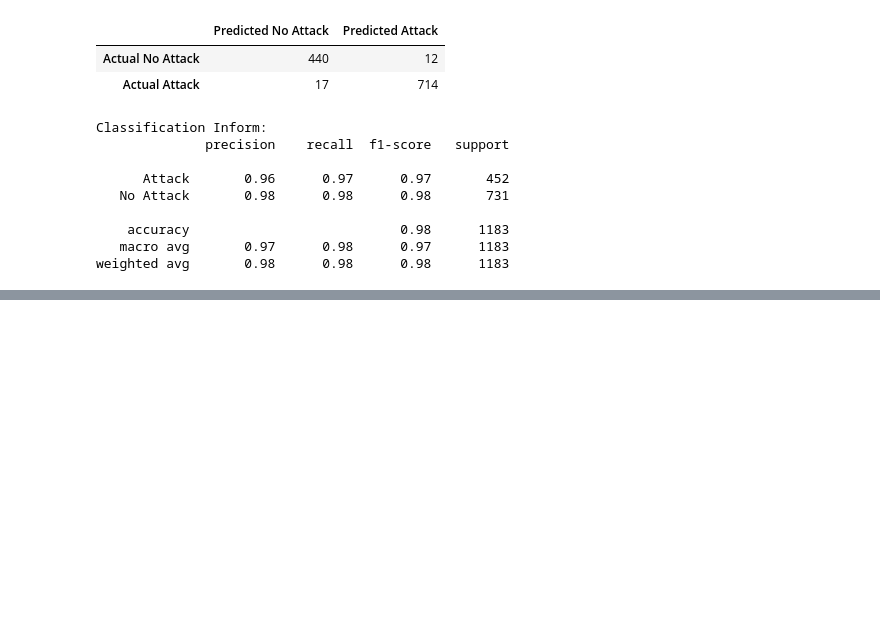
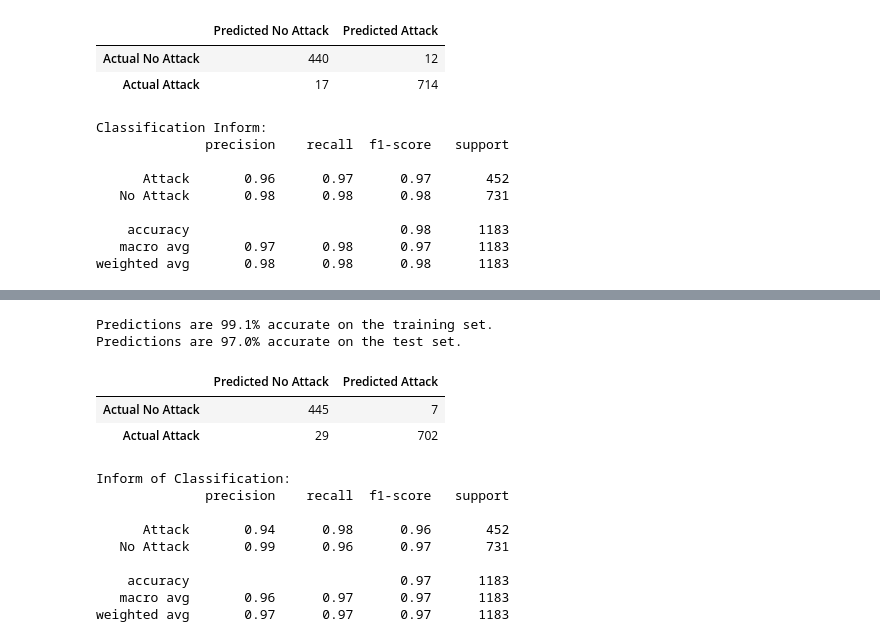
Before and after one commit to Lydiadel/BrakToothAttack_Analysis, a Jupyter notebook: BrakTooth_Attack.ipynb, the cells around one changed output, grey strips where cells are left out. Saved outputs shown, nothing was run; the diff lists cells and outputs as text; code cells hidden in the pictures; blank space fills up the shorter version.

```diff
--- a/BrakTooth_Attack.ipynb
+++ b/BrakTooth_Attack.ipynb
@@ -1223,0 +1322,41 @@ We will use the model of n=3 neighboors for this algorithm, since it predicts mo
+# %%
+# Predict the labels for the train
+y_pred_train = modelLR.predict(X_test)
+y_pred_test = modelLR.predict(X_test)
+# %%
+# Calculate precision
+accuracy_ = accuracy_score(y_test, y_pred_test)
+print('Predictions are {:3.1f}% accurate on the training set.'.format(100*accuracy_train))
+accuracy_test = accuracy_score(y_test, y_pred_test)
+print('Predictions are {:3.1f}% accurate on the test set.'.format(100*accuracy_test))
+
+# Create matrix
+cm = confusion_matrix(y_test, y_pred_test)
+
+
+# Create a dataframe for the confusion matrix
+cm_df = pd.DataFrame(cm,
+        index = ["Actual No Attack", "Actual Attack"],
+        columns= ["Predicted No Attack", "Predicted Attack"])
+
+display(cm_df)
+report_lr = classification_report(y_test, y_pred_test)
+print('\n\nInform of Classification:')
+print(report_lr)
+
+##
+# %% [output]
+Predictions are 99.1% accurate on the training set.
+Predictions are 97.0% accurate on the test set.
+|  | Predicted No Attack | Predicted Attack |
+| Actual No Attack | 445 | 7 |
+| Actual Attack | 29 | 702 |
+Inform of Classification:
+              precision    recall  f1-score   support
+
+      Attack       0.94      0.98      0.96       452
+   No Attack       0.99      0.96      0.97       731
+
+    accuracy                           0.97      1183
+   macro avg       0.96      0.97      0.97      1183
+weighted avg       0.97      0.97      0.97      1183
```
Also changed, not shown: parts of 113 cells of this notebook.
